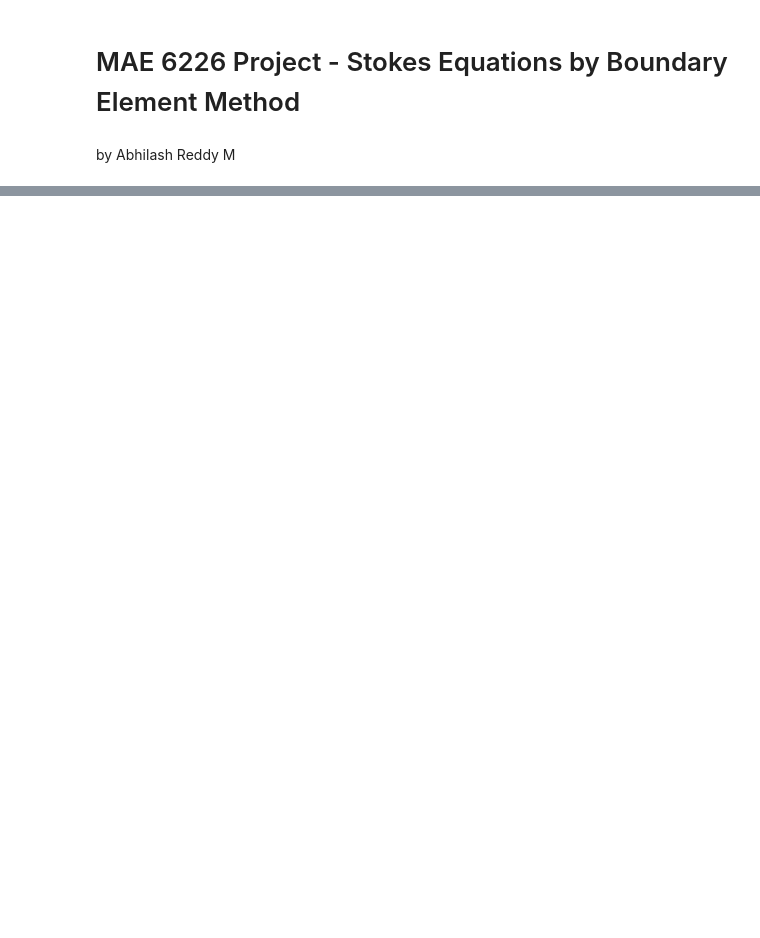
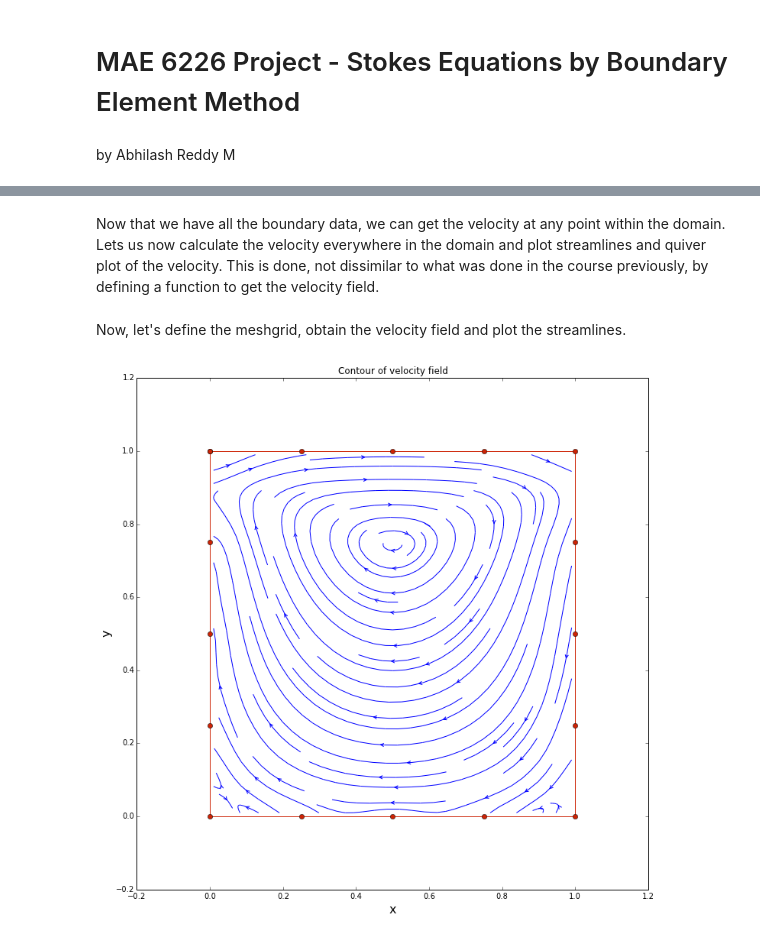
Before and after one commit to arm6226/mae6226, a Jupyter notebook: project/MAE6226 Project.ipynb, the cells around one changed output, grey strips where cells are left out. Drawn from its saved outputs; the diff is of its cells as text; code cells hidden in the pictures; blank space fills up the shorter version.

```diff
--- a/project/MAE6226 Project.ipynb
+++ b/project/MAE6226 Project.ipynb
@@ -176,0 +191,9 @@ plt.plot(fy,'r-')
+# %%
+#solve the system
+f=np.linalg.solve(A,b)
+
+#seperate the x and y direction tractions
+fx=f[::2]
+fy=f[1::2]
+# %% [markdown]
+Now that we have all the boundary data, we can get the velocity at any point within the domain. Lets us now calculate the velocity everywhere in the domain and plot streamlines and quiver plot of the velocity. This is done, not dissimilar to what was done in the course previously, by defining a function to get the velocity field.
@@ -176,0 +224,28 @@ plt.plot(fy,'r-')
+# %% [markdown]
+Now, let's define the meshgrid, obtain the velocity field and plot the streamlines.
+# %%
+Nx,Ny=48,48
+X,Y=np.meshgrid(np.linspace(0.01*L,0.99*L,Nx),np.linspace(0.01*L,0.99*L,Ny))
+u,v=VelocityField(pn,X,Y,fx,fy)
+#plotting
+# %%
+valX,valY = 0.2,0.2
+xmin,xmax = min([p.xa for p in pn]),max([p.xa for p in pn])
+ymin,ymax = min([p.ya for p in pn]),max([p.ya for p in pn])
+xStart,xEnd = xmin-valX*(xmax-xmin),xmax+valX*(xmax-xmin)
+yStart,yEnd = ymin-valY*(ymax-ymin),ymax+valY*(ymax-ymin)
+size=12
+plt.figure(figsize=(size,(yEnd-yStart)/(xEnd-xStart)*size))
+plt.xlabel('x',fontsize=16)
+plt.ylabel('y',fontsize=16)
+plt.streamplot(X,Y,u,v,density=1,linewidth=1,arrowsize=1,arrowstyle='->')
+#plt.quiver(X,Y,u,v)
+plt.plot(np.append([p.xa for p in pn],pn[0].xa),\
+        np.append([p.ya for p in pn],pn[0].ya),\
+        linestyle='-',linewidth=1,\
+        marker='o',markersize=6,color='#CD2305');
+plt.xlim(xStart,xEnd)
+plt.ylim(yStart,yEnd)
+plt.title('Contour of velocity field');
+# %% [output]
+[figure, added]
```
Also changed, not shown: parts of 25 cells of this notebook, 2 other files.
